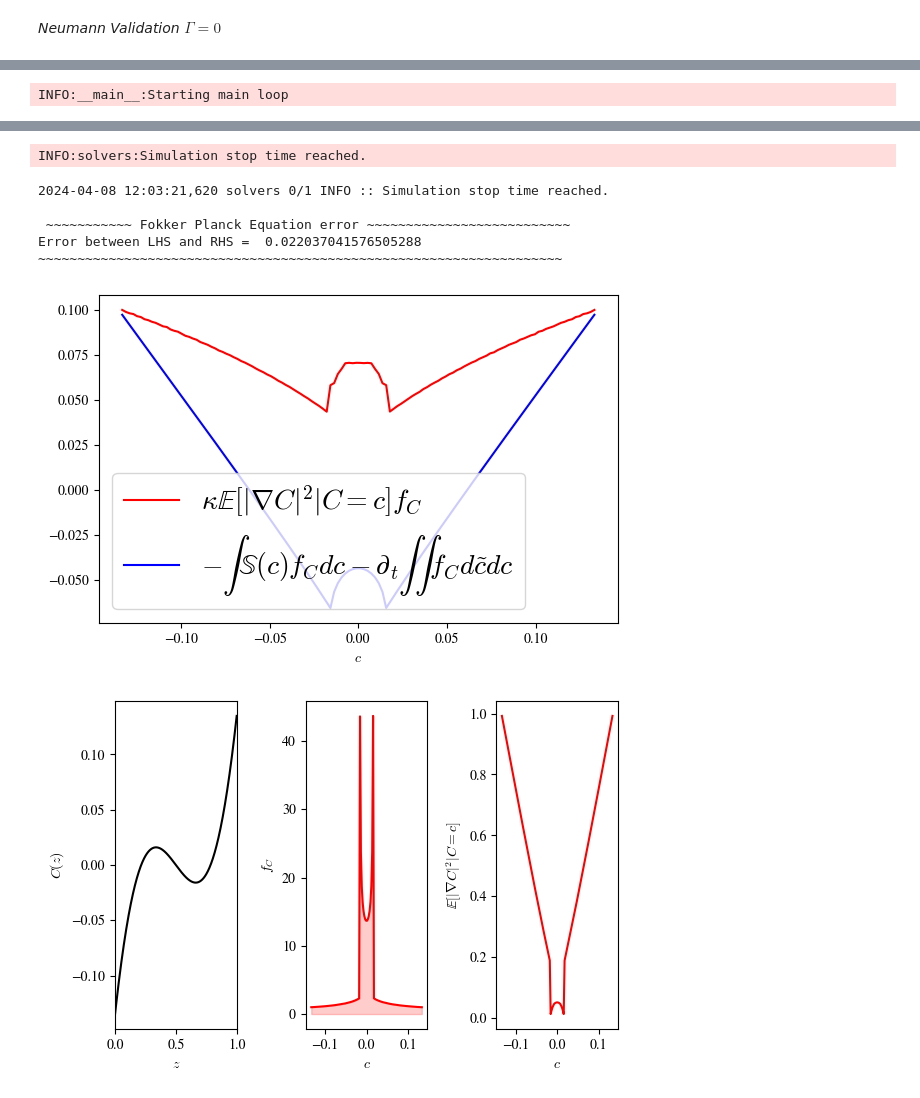
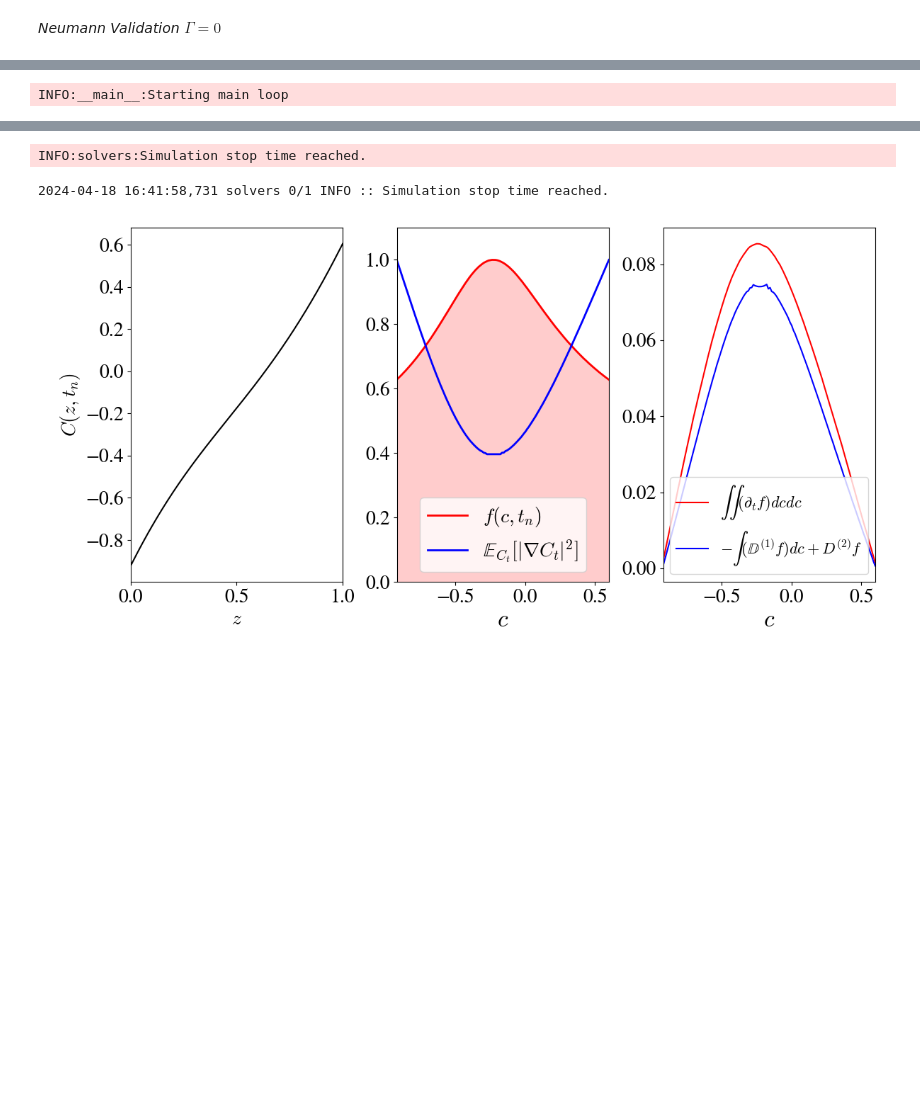
Before and after one commit to D-stratify/Theory, a Jupyter notebook: Diffusion_1D.ipynb, the cells around one changed output, grey strips where cells are left out. Cells and saved outputs as stored; diff of their text form; code cells hidden in the pictures; blank space fills up the shorter version.

```diff
--- a/Diffusion_1D.ipynb
+++ b/Diffusion_1D.ipynb
@@ -240,5 +232,5 @@ for which we again avail of finite differences. Having used central differencing
 # %%
-def EdC2(dC2_data,C_data,N_bins=128):
+def diffusion(dC2_data,C_data,N_bins=128):
 
   # Expectation
   # Let Φ = |∇C|^2 and φ its dummy variable
@@ -389,0 +289,14 @@ def Plot_Solution_and_PDF(z_data,C_data,c,f_C,E):
+# %%
+def drift(f_c,c,κ,β,Γ):
+
+  file    = h5py.File('snapshots/snapshots_s1.h5', mode='r')
+  C_cheb  = file['tasks/C' ][:,:]
+  Cz_cheb = file['tasks/Cz'][:,:]
+
+  int_D1f_C    = 0.*c
+  if β == 0:
+    int_D1f_C[:] =-Cz_cheb[-3,  0] # C(z=0)
+  else:
+    int_D1f_C[:] = (g_0(times[-3]) - Γ*C_cheb[-3, 0])/β
+
+  return κ*int_D1f_C
@@ -435,30 +388,26 @@ Error between LHS and RHS =  0.03198070804154727
 *Neumann Validation $\Gamma = 0$*
 # %%
 # Parameters
-β = 1.0;
-Γ = 0.0; κ = 0.1;
+β = 0.5;
+Γ = 0.0;
+κ = 0.1;
 
 # Solve & grab the data
-Solve(β, Γ, κ, Nz=512)
+Solve(β, Γ, κ, Nz=1024)
 times, z_data,C_data,Cz_data,dC2_data = Data()
 
 # Estimate the terms
-df_cdt  = dfdt(times   ,C_data)
-E,f_C,c = EdC2(dC2_data,C_data)
-
-# Source term
-file   = h5py.File('snapshots/snapshots_s1.h5', mode='r')
-C_cheb  = file['tasks/C' ][:,:]
-int_Sf_C    = 0.*c
-int_Sf_C[:] = (g_0(times[-3]) - Γ*C_cheb[-3, 0])/β;
-
-#from scipy.integrate import cumtrapz
-#iint_dfdt = cumtrapz(y=cumtrapz(y=df_cdt,x=c,initial=0.0),x=c,initial=0.0)
+df_cdt    = dfdt(times   ,C_data)
+E,f_C,c   = diffusion(dC2_data,C_data)
+D2        = -κ*E
+int_D1f_C = drift(f_C,c,κ,β,Γ)
 
 L   = Laplacian(c);
-LHS =  κ*E*f_C
-RHS = -κ*int_Sf_C - np.linalg.inv(L)@df_cdt
+LHS = np.linalg.solve(L,df_cdt)
+RHS = -int_D1f_C + D2*f_C
 
-Compare_equation_terms(LHS,RHS,c)
-Plot_Solution_and_PDF(z_data,C_data,c,f_C,E)
+# Before plotting we normalise f_C,E for visualisation
+f_C /=np.max(f_C)
+E   /=np.max(E)
+Plot_Terms(z_data,C_data,c,f_C,E,LHS,RHS)
 # %% [output]
@@ -469,8 +418,3 @@ INFO:__main__:Starting main loop
 INFO:solvers:Simulation stop time reached.
-2024-04-08 12:03:21,620 solvers 0/1 INFO :: Simulation stop time reached.
-
- ~~~~~~~~~~~ Fokker Planck Equation error ~~~~~~~~~~~~~~~~~~~~~~~~~~
-Error between LHS and RHS =  0.022037041576505288
-~~~~~~~~~~~~~~~~~~~~~~~~~~~~~~~~~~~~~~~~~~~~~~~~~~~~~~~~~~~~~~~~~~~
+2024-04-18 16:41:58,731 solvers 0/1 INFO :: Simulation stop time reached.
-[figure, old version]
+[figure, new version]
-[figure, removed]
```
Also changed, not shown: parts of 20 cells of this notebook.
